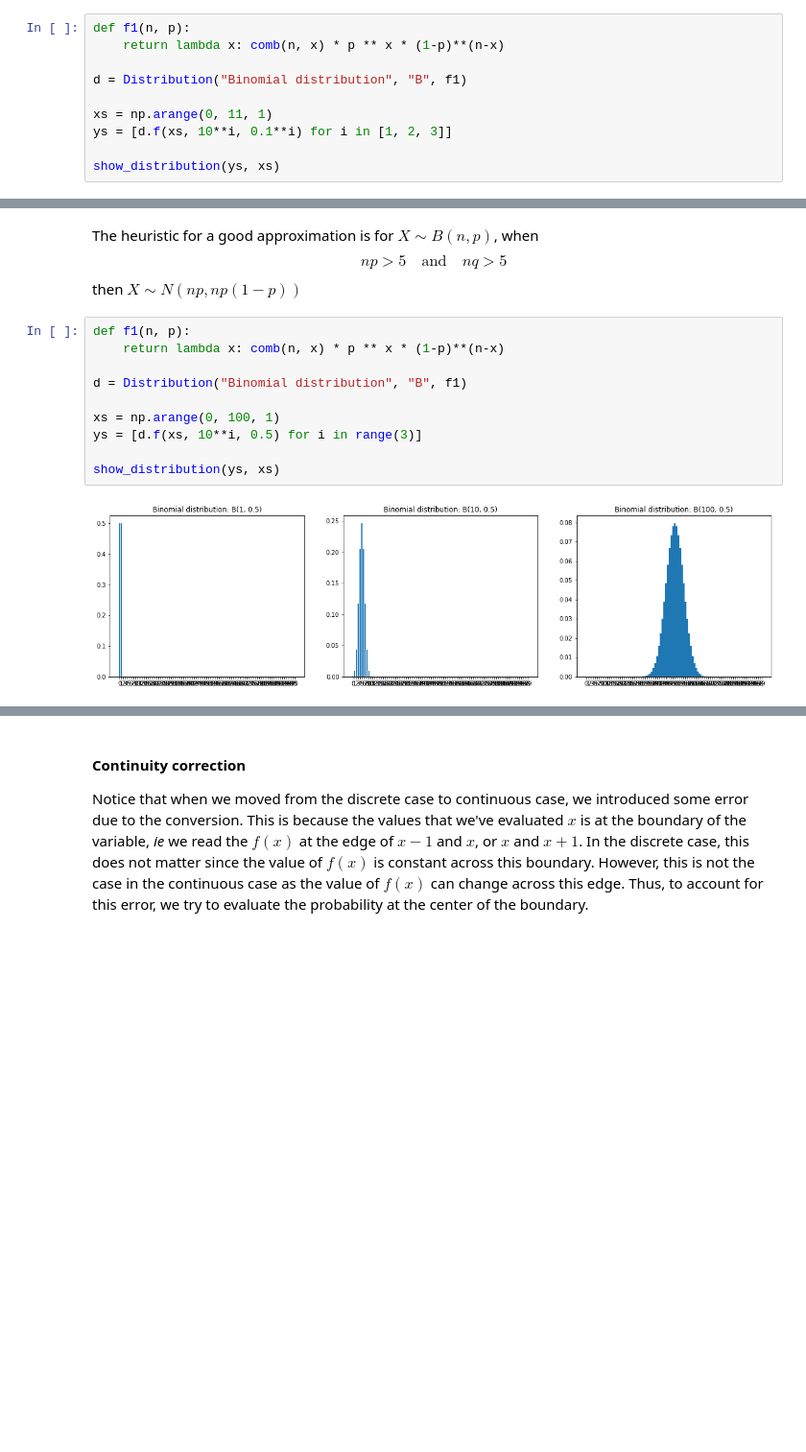
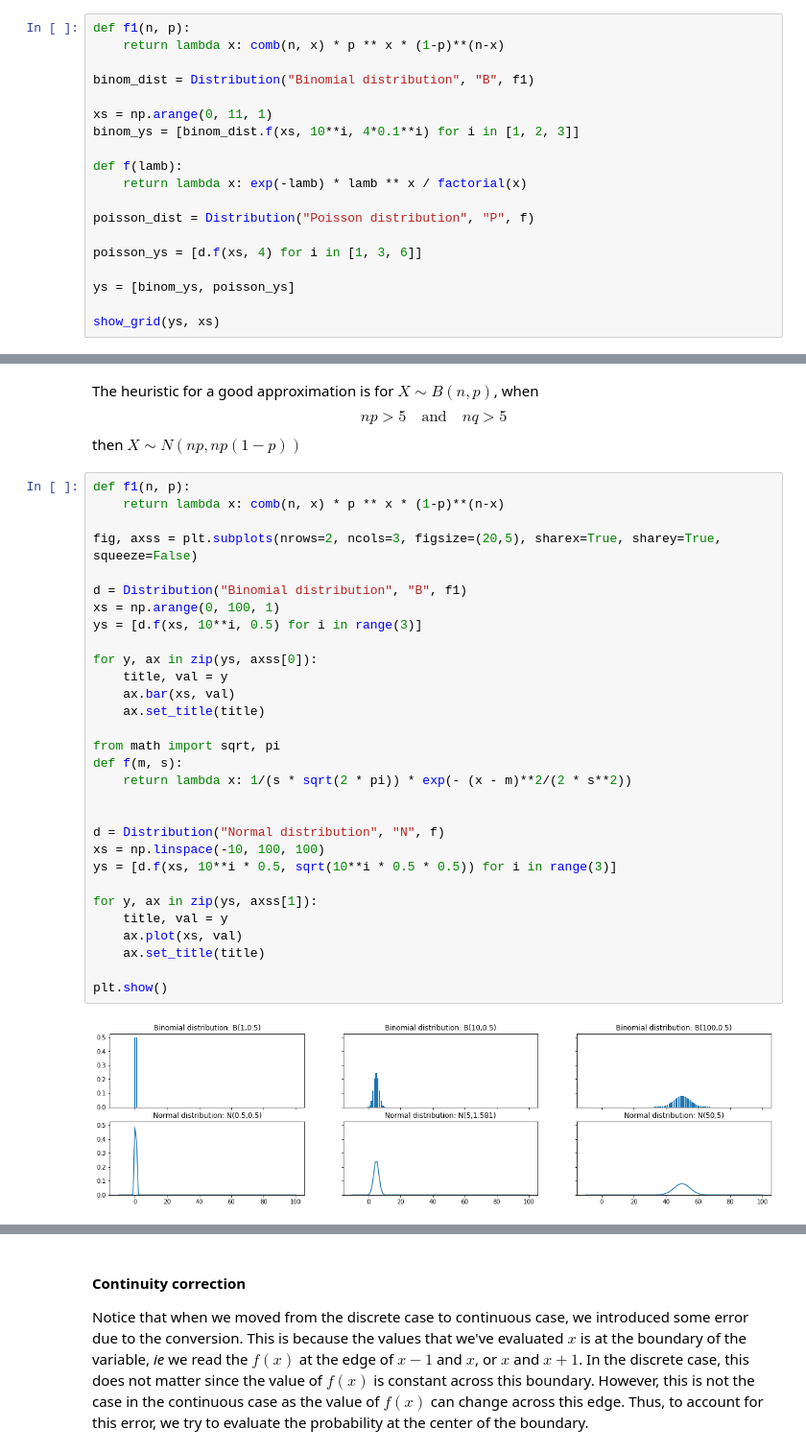
Before and after one commit to 0WN463/wellspring, a Jupyter notebook: statistic/probability_distributions.ipynb, the cells around one changed output, grey strips where cells are left out. Shown at 96% size. Saved outputs shown, nothing was run; the diff lists cells and outputs as text; blank space fills up the shorter version.

```diff
--- a/statistic/probability_distributions.ipynb
+++ b/statistic/probability_distributions.ipynb
@@ -312,10 +549,19 @@ Since $E(X) = np$, we can convert $B(n,p)$ to $P(\lambda=np)$.
 def f1(n, p):
     return lambda x: comb(n, x) * p ** x * (1-p)**(n-x)
 
-d = Distribution("Binomial distribution", "B", f1)
+binom_dist = Distribution("Binomial distribution", "B", f1)
 
 xs = np.arange(0, 11, 1)
-ys = [d.f(xs, 10**i, 0.1**i) for i in [1, 2, 3]]
+binom_ys = [binom_dist.f(xs, 10**i, 4*0.1**i) for i in [1, 2, 3]]
 
-show_distribution(ys, xs)
+def f(lamb):
+    return lambda x: exp(-lamb) * lamb ** x / factorial(x)
+
+poisson_dist = Distribution("Poisson distribution", "P", f)
+
+poisson_ys = [d.f(xs, 4) for i in [1, 3, 6]]
+
+ys = [binom_ys, poisson_ys]
+
+show_grid(ys, xs)
 # %% [output]
@@ -531,12 +856,32 @@ then $X \sim N(np, np(1-p))$
 # %%
 def f1(n, p):
     return lambda x: comb(n, x) * p ** x * (1-p)**(n-x)
 
+fig, axss = plt.subplots(nrows=2, ncols=3, figsize=(20,5), sharex=True, sharey=True, squeeze=False)
+
 d = Distribution("Binomial distribution", "B", f1)
-
 xs = np.arange(0, 100, 1)
 ys = [d.f(xs, 10**i, 0.5) for i in range(3)]
 
-show_distribution(ys, xs)
+for y, ax in zip(ys, axss[0]):
+    title, val = y
+    ax.bar(xs, val)
+    ax.set_title(title)
+
+from math import sqrt, pi
+def f(m, s):
+    return lambda x: 1/(s * sqrt(2 * pi)) * exp(- (x - m)**2/(2 * s**2))
+
+
+d = Distribution("Normal distribution", "N", f)
+xs = np.linspace(-10, 100, 100)
+ys = [d.f(xs, 10**i * 0.5, sqrt(10**i * 0.5 * 0.5)) for i in range(3)]
+
+for y, ax in zip(ys, axss[1]):
+    title, val = y
+    ax.plot(xs, val)
+    ax.set_title(title)
+
+plt.show()
 # %% [output]
-[figure, old version]
+[figure, new version]
```
Also changed, not shown: parts of 59 cells of this notebook, 2 other files.
